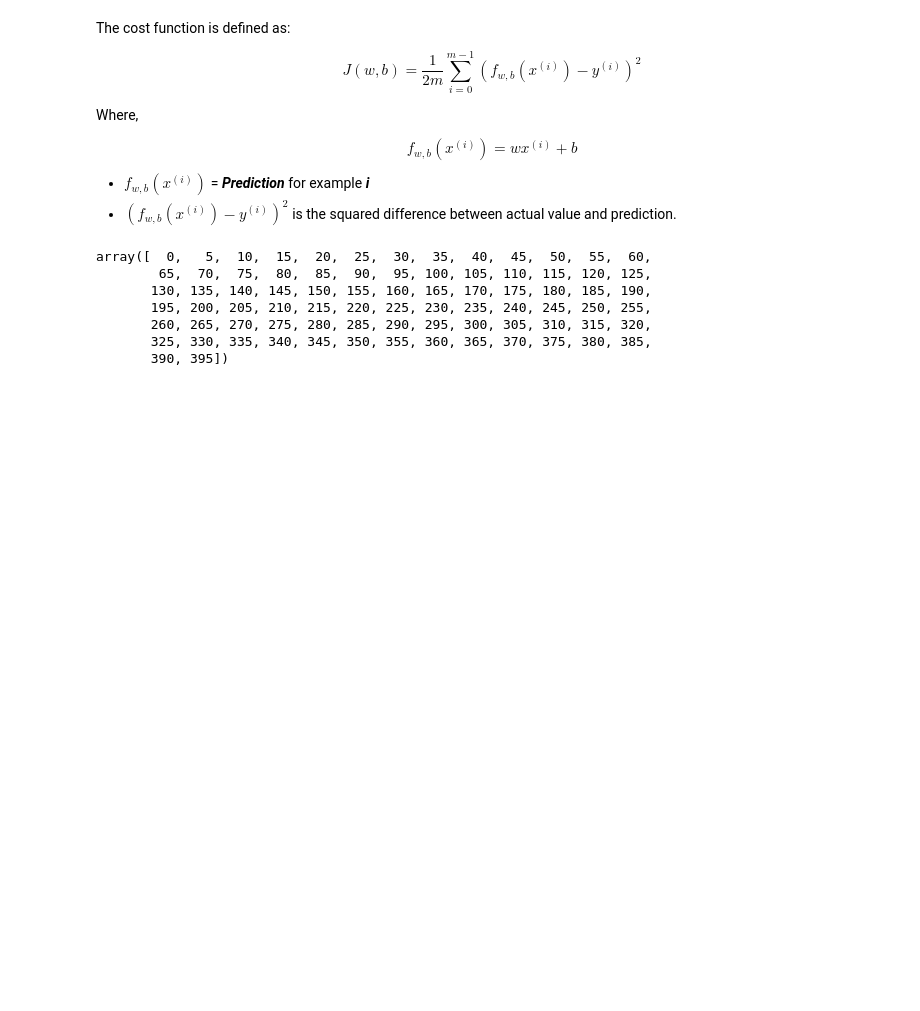
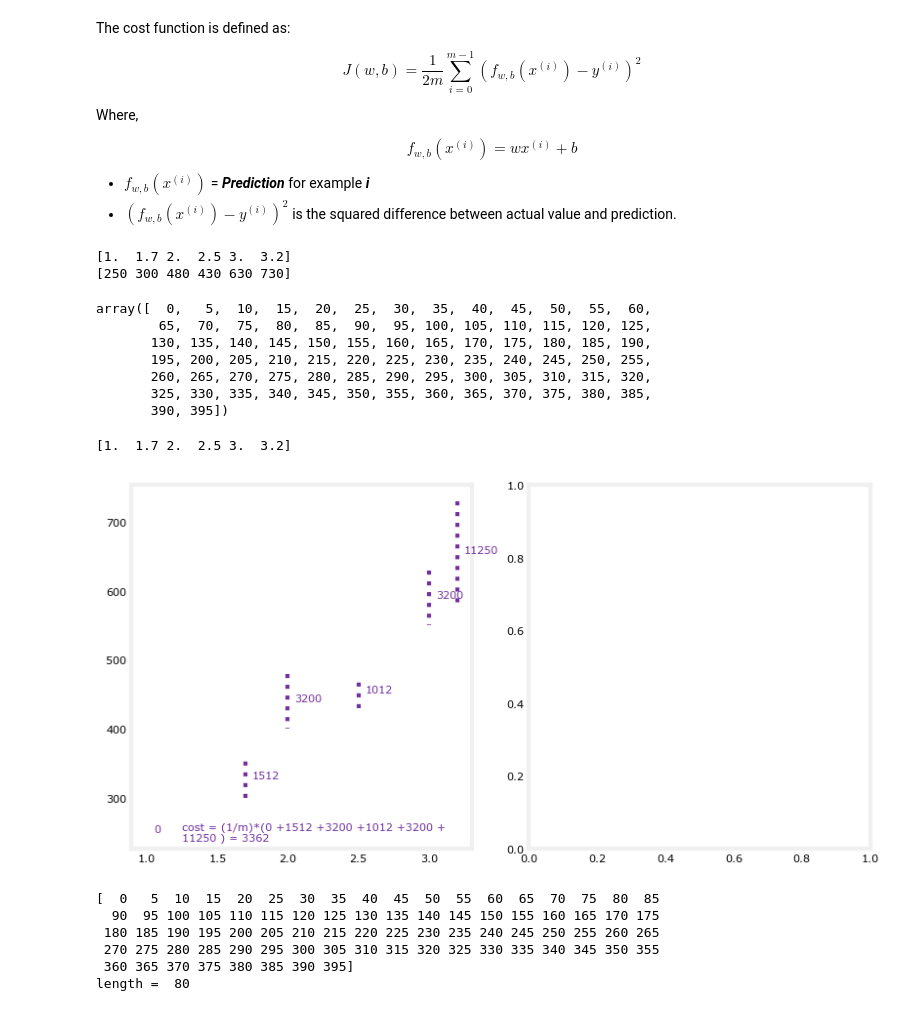
Before and after one commit to himanshusingh0905/ML-Notes, a Jupyter notebook: Labs/LAB_2_Cost_Function.ipynb, the cells around one changed output. Cells and saved outputs as stored; diff of their text form; code cells hidden in the pictures; blank space fills up the shorter version.

```diff
--- a/Labs/LAB_2_Cost_Function.ipynb
+++ b/Labs/LAB_2_Cost_Function.ipynb
@@ -42,6 +42,11 @@ import numpy as np
 
 plt.style.use("./deeplearning.mplstyle")
 # %%
-# Training data
-x_train = np.array([1.0, 2.0])
-y_train = np.array([300, 500])
+x_train = np.array([1.0, 1.7, 2.0, 2.5, 3.0, 3.2])
+y_train = np.array([250, 300, 480,  430,   630, 730,])
+
+print(x_train)
+print(y_train)
+# %% [output]
+[1.  1.7 2.  2.5 3.  3.2]
+[250 300 480 430 630 730]
@@ -90,5 +67,57 @@ y_train = np.array([250, 300, 480,  430,   630, 730,])
 # %%
-plt.close('all')
-fig, ax, dyn_items = plt_stationary(x_train, y_train)
+import matplotlib.pyplot as plt
+import numpy as np
 
-updater = plt_update_onclick(fig, ax, x_train, y_train, dyn_items)
+plt.style.use('./deeplearning.mplstyle')
+dlblue = '#0096ff'; dlorange = '#FF9300'; dldarkred='#C00000'; dlmagenta='#FF40FF'; dlpurple='#7030A0';
+dlcolors = [dlblue, dlorange, dldarkred, dlmagenta, dlpurple]
+dlc = dict(dlblue = '#0096ff', dlorange = '#FF9300', dldarkred='#C00000', dlmagenta='#FF40FF', dlpurple='#7030A0')
+
+
+def mk_cost_lines(x,y,w,b, ax):
+    ''' makes vertical cost lines'''
+    cstr = "cost = (1/m)*("
+    ctot = 0
+    label = 'cost for point'
+    addedbreak = False
+
+    print(x)
+    for p in zip(x,y):
+        f_wb_p = w*p[0]+b
+        c_p = ((f_wb_p - p[1])**2)/2
+        c_p_txt = c_p
+        ax.vlines(p[0], p[1],f_wb_p, lw=3, color=dlpurple, ls='dotted', label=label)
+        label='' #just one
+        cxy = [p[0], p[1] + (f_wb_p-p[1])/2]
+        ax.annotate(f'{c_p_txt:0.0f}', xy=cxy, xycoords='data',color=dlpurple,
+            xytext=(5, 0), textcoords='offset points')
+        cstr += f"{c_p_txt:0.0f} +"
+        if len(cstr) > 38 and addedbreak is False:
+            cstr += "\n"
+            addedbreak = True
+        ctot += c_p
+    ctot = ctot/(len(x))
+    cstr = cstr[:-1] + f") = {ctot:0.0f}"
+    ax.text(0.15,0.02,cstr, transform=ax.transAxes, color=dlpurple)
+
+
+fig, ax = plt.subplots(1, 2, constrained_layout=True, figsize=(8,4))
+w = 150
+tmp_b = 100
+mk_cost_lines(x_train, y_train, w, tmp_b, ax[0])
+# %% [output]
+[1.  1.7 2.  2.5 3.  3.2]
+[figure, added]
+# %%
+
+w_range = np.array([200-200,200+200])
+tmp_b = 100
+
+w_array = np.arange(*w_range, 5)
+# %% [output]
+[  0   5  10  15  20  25  30  35  40  45  50  55  60  65  70  75  80  85
+  90  95 100 105 110 115 120 125 130 135 140 145 150 155 160 165 170 175
+ 180 185 190 195 200 205 210 215 220 225 230 235 240 245 250 255 260 265
+ 270 275 280 285 290 295 300 305 310 315 320 325 330 335 340 345 350 355
+ 360 365 370 375 380 385 390 395]
+length =  80
```
Also changed, not shown: parts of 3 cells of this notebook, 7 other files.
